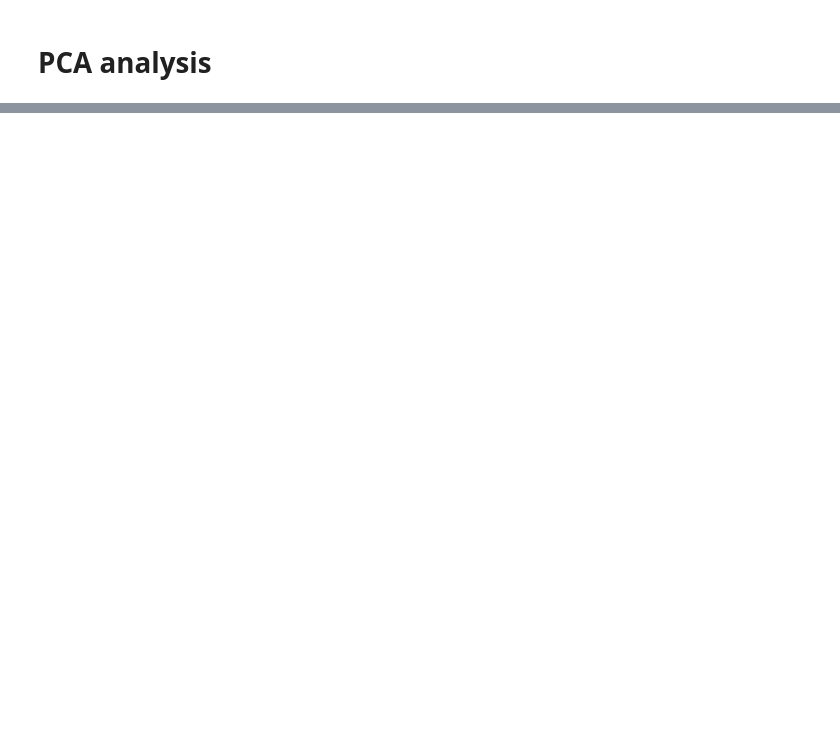
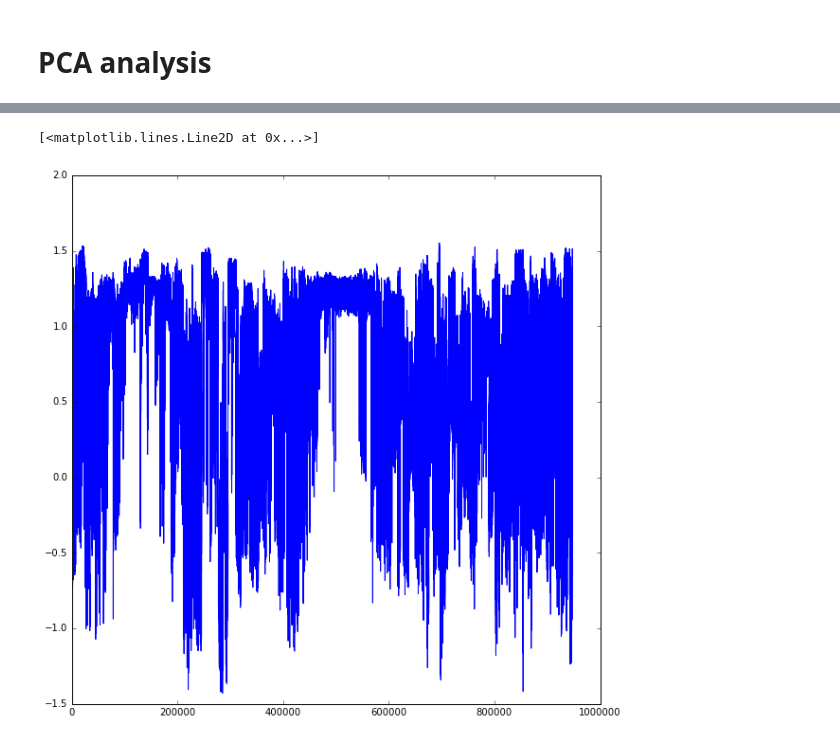
Before and after one commit to zhang01GA/geodanalytics, a Jupyter notebook: notebooks/machine_Learn_water_data.ipynb, the cells around one changed output, grey strips where cells are left out. Drawn from its saved outputs; the diff is of its cells as text; code cells hidden in the pictures; blank space fills up the shorter version.

```diff
--- a/notebooks/machine_Learn_water_data.ipynb
+++ b/notebooks/machine_Learn_water_data.ipynb
@@ -475,0 +628,5 @@ plt.show()
+# %%
+#Transform the original attributes variables according to the PCA
+Xwt1 = np.zeros(len(Xw),dtype='float32')
+for i in xrange(0,len(Xw)):
+    Xwt1[i]= -0.72887117*Xw[i,0] -0.57416006*Xw[i,1] -0.37294376*Xw[i,2]
@@ -475,0 +637,5 @@ plt.show()
+# %%
+plt.plot(Xwt1)
+# %% [output]
+[<matplotlib.lines.Line2D at 0x...>]
+[figure, added]
```
Also changed, not shown: parts of 65 cells of this notebook, 2 other files.
